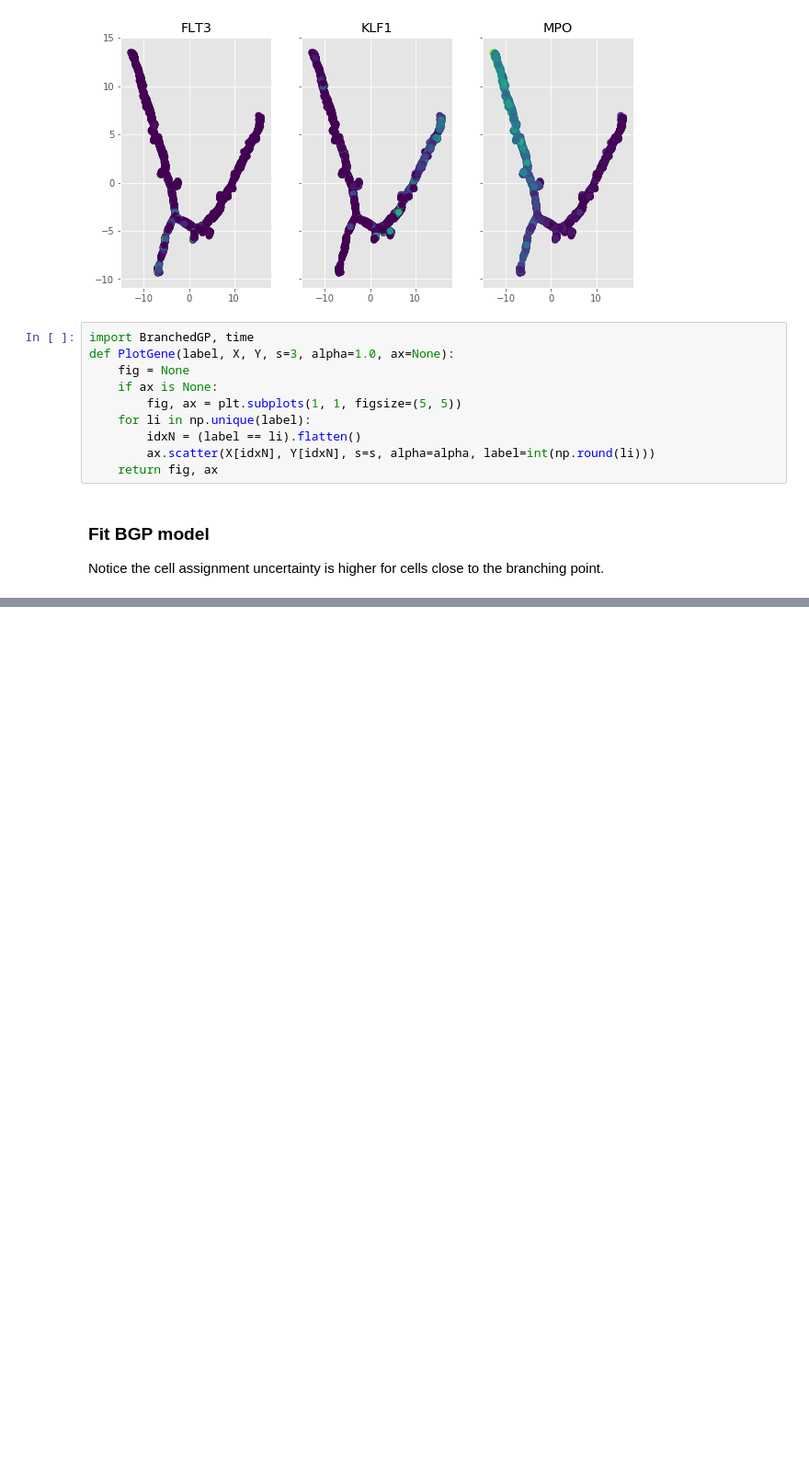
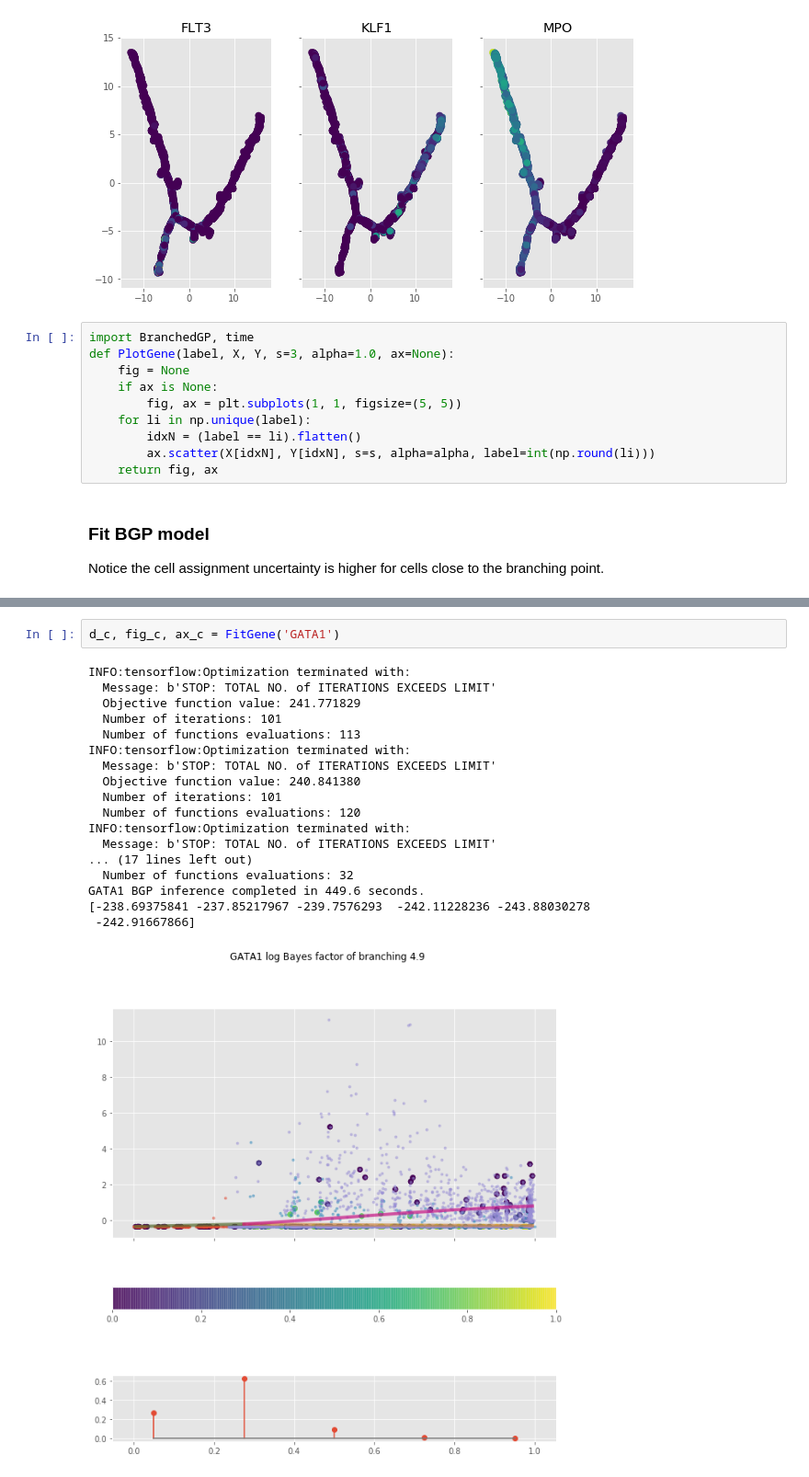
Before and after one commit to ManchesterBioinference/BranchedGP, a Jupyter notebook: notebooks/Hematopoiesis.ipynb, the cells around one changed output, grey strips where cells are left out. Shown at 92% size. Drawn from its saved outputs; the diff is of its cells as text; blank space fills up the shorter version.

```diff
--- a/notebooks/Hematopoiesis.ipynb
+++ b/notebooks/Hematopoiesis.ipynb
@@ -147,0 +156,21 @@ GFI1 BGP inference completed in 230.7 seconds.
+# %%
+d_c, fig_c, ax_c = FitGene('GATA1')
+# %% [output]
+INFO:tensorflow:Optimization terminated with:
+  Message: b'STOP: TOTAL NO. of ITERATIONS EXCEEDS LIMIT'
+  Objective function value: 241.771829
+  Number of iterations: 101
+  Number of functions evaluations: 113
+INFO:tensorflow:Optimization terminated with:
+  Message: b'STOP: TOTAL NO. of ITERATIONS EXCEEDS LIMIT'
+  Objective function value: 240.841380
+  Number of iterations: 101
+  Number of functions evaluations: 120
+INFO:tensorflow:Optimization terminated with:
+  Message: b'STOP: TOTAL NO. of ITERATIONS EXCEEDS LIMIT'
+... (17 lines left out)
+  Number of functions evaluations: 32
+GATA1 BGP inference completed in 449.6 seconds.
+[-238.69375841 -237.85217967 -239.7576293  -242.11228236 -243.88030278
+ -242.91667866]
+[figure, added]
```
Also changed, not shown: parts of 4 cells of this notebook.
